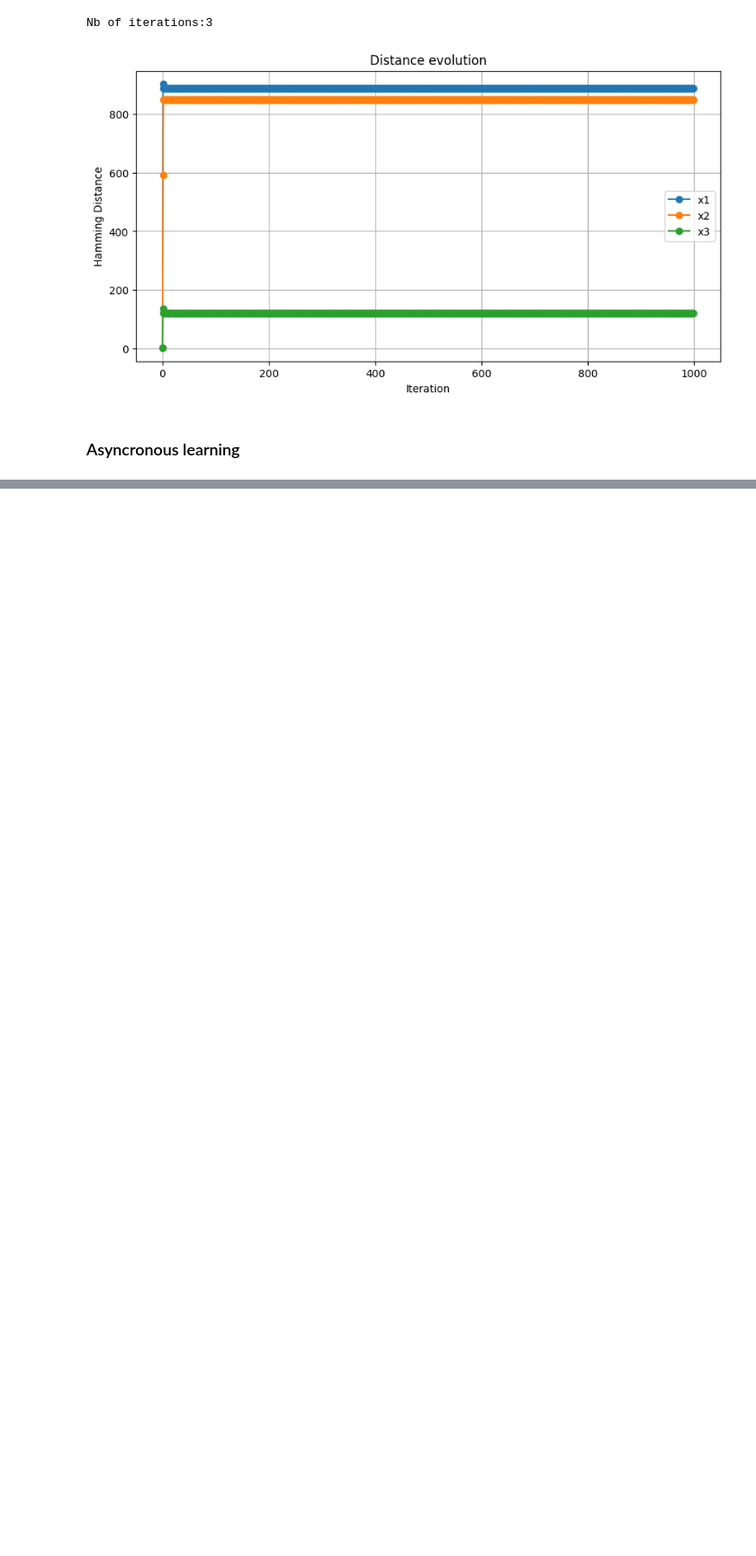
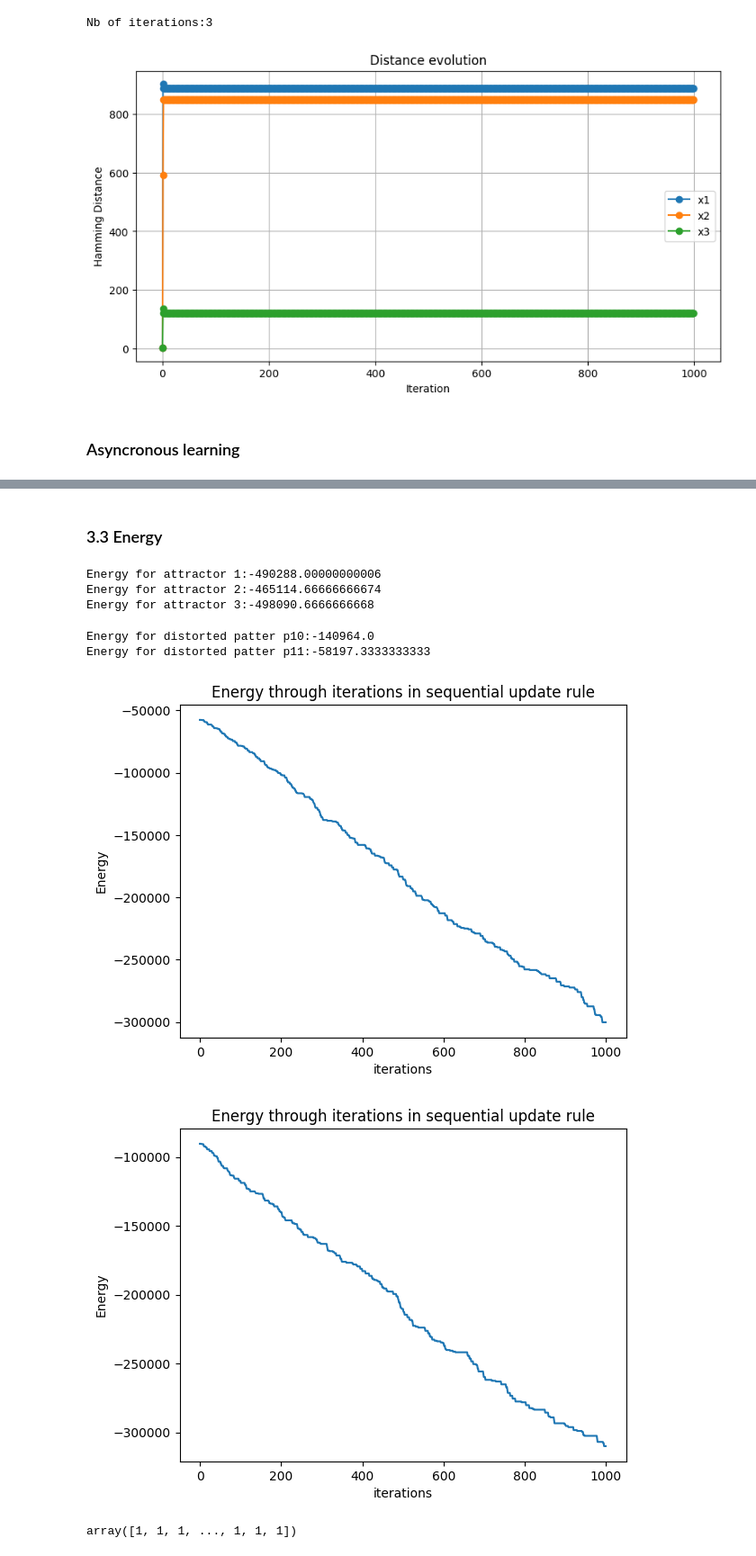
Before and after one commit to hanaeBM/Ann_Lab3, a Jupyter notebook: notebook_lab3.ipynb, the cells around one changed output, grey strips where cells are left out. Shown at 90% size. Cells and saved outputs as stored; diff of their text form; code cells hidden in the pictures; blank space fills up the shorter version.

```diff
--- a/notebook_lab3.ipynb
+++ b/notebook_lab3.ipynb
@@ -388,0 +389,57 @@ New_x_pict10=async_hop(np.array(Patterns["p10"]),W_pict,X_pict,1000)
+# %% [markdown]
+### 3.3 Energy
+# %%
+def compute_energy(W,x):
+    x=np.array(x)
+    return -np.sum(x.T@W@x)
+# %%
+for i,x in enumerate(X_pict):
+    e=compute_energy(W_pict,x)
+    print(f"Energy for attractor {i+1}:{e}")
+# %% [output]
+Energy for attractor 1:-490288.00000000006
+Energy for attractor 2:-465114.66666666674
+Energy for attractor 3:-498090.6666666668
+# %%
+# energy distorted patterns P10 and P11
+
+e_10=compute_energy(W_pict,Patterns["p10"])
+print(f"Energy for distorted patter p10:{e_10}")
+
+e_11=compute_energy(W_pict,Patterns["p11"])
+print(f"Energy for distorted patter p11:{e_11}")
+# %% [output]
+Energy for distorted patter p10:-140964.0
+Energy for distorted patter p11:-58197.3333333333
+# %%
+# keep track on energy through iteration in sequential update rule
+
+
+def async_hop_energy(x, W, max_iter=1000):
+
+    x = np.array(x.copy())
+    n = len(x)
+    E=[]
+
+    for iter in range(max_iter):
+
+        i = np.random.randint(n)
+
+        x[i] = np.sign(np.dot(W[i,:],x))
+
+        e=compute_energy(W,x)
+        E.append(e)
+    plt.plot(E)
+    plt.title("Energy through iterations in sequential update rule")
+    plt.xlabel("iterations")
+    plt.ylabel("Energy")
+    plt.show()
+
+    return x
+
+async_hop_energy(Patterns["p8"],W_pict)
+async_hop_energy(Patterns["p9"],W_pict)
+# %% [output]
+[figure, added]
+[figure, added]
+array([1, 1, 1, ..., 1, 1, 1])
```
Also changed, not shown: parts of 6 cells of this notebook.
